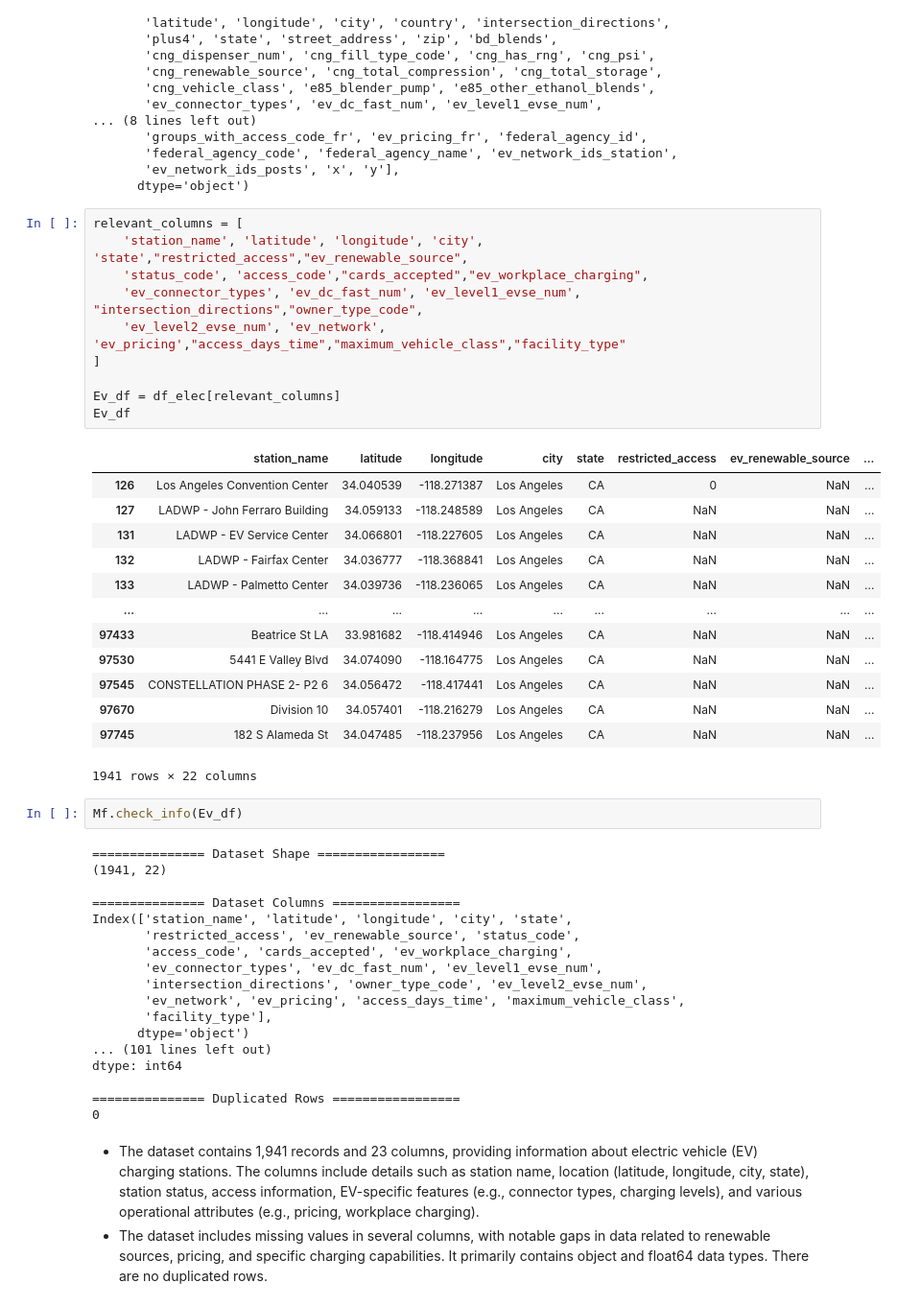
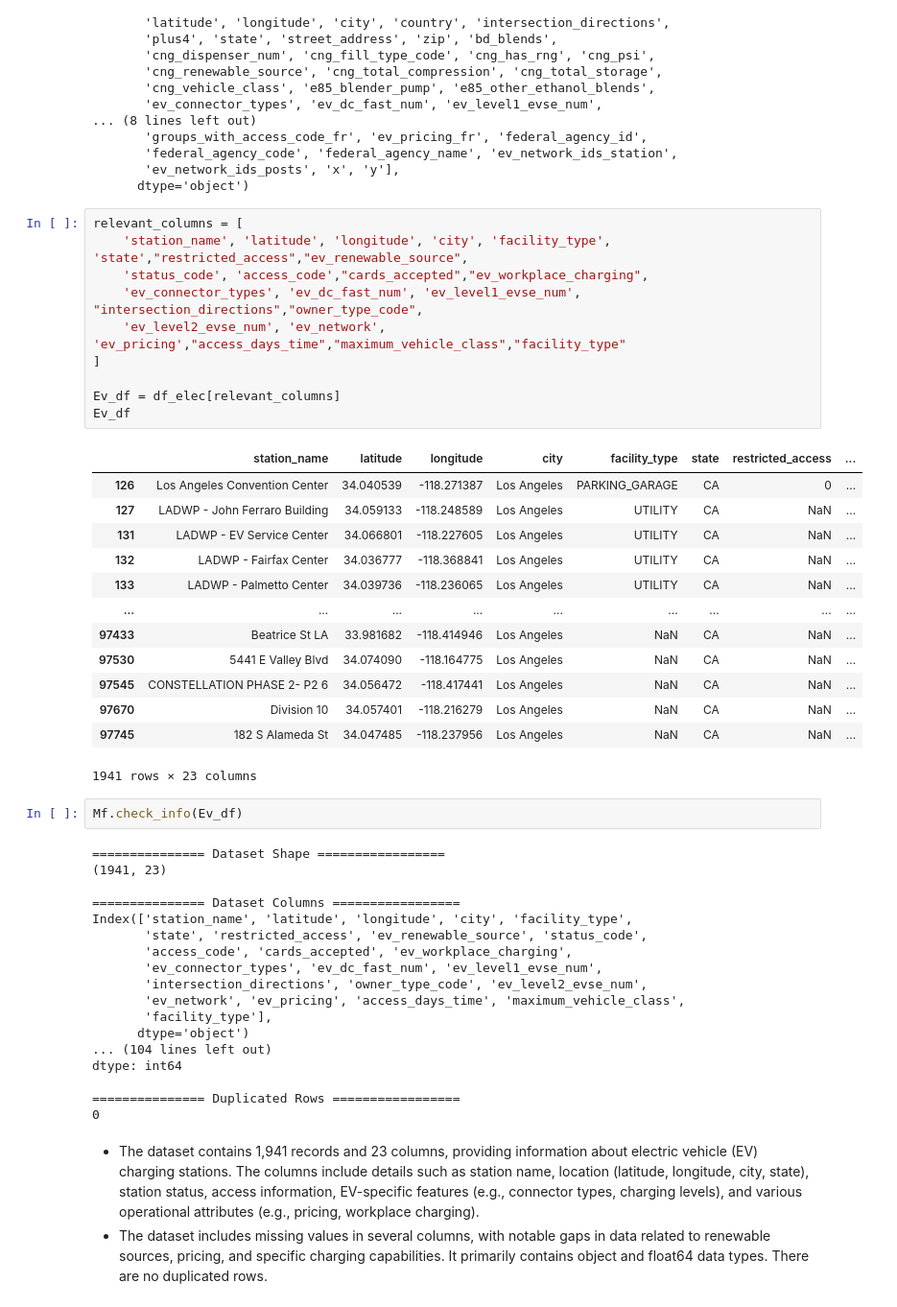
Before and after one commit to Damarispaul/Ev_Stations, a Jupyter notebook: EV Charging (3).ipynb, the cells around one changed output. Shown at 96% size. Cells and saved outputs as stored; diff of their text form.

```diff
--- a/EV Charging (3).ipynb
+++ b/EV Charging (3).ipynb
@@ -240,44 +271,44 @@ Index(['OBJECTID', 'access_code', 'access_days_time', 'access_detail_code',
       dtype='object')
 # %%
 relevant_columns = [
-    'station_name', 'latitude', 'longitude', 'city', 'state',"restricted_access","ev_renewable_source",
+    'station_name', 'latitude', 'longitude', 'city', 'facility_type', 'state',"restricted_access","ev_renewable_source",
     'status_code', 'access_code',"cards_accepted","ev_workplace_charging",
     'ev_connector_types', 'ev_dc_fast_num', 'ev_level1_evse_num', "intersection_directions","owner_type_code",
     'ev_level2_evse_num', 'ev_network', 'ev_pricing',"access_days_time","maximum_vehicle_class","facility_type"
 ]
 
 Ev_df = df_elec[relevant_columns]
 Ev_df
 # %% [output]
-|  | station_name | latitude | longitude | city | state | restricted_access | ev_renewable_source | ... |
-| 126 | Los Angeles Convention Center | 34.040539 | -118.271387 | Los Angeles | CA | 0 | NaN | ... |
-| 127 | LADWP - John Ferraro Building | 34.059133 | -118.248589 | Los Angeles | CA | NaN | NaN | ... |
-| 131 | LADWP - EV Service Center | 34.066801 | -118.227605 | Los Angeles | CA | NaN | NaN | ... |
-| 132 | LADWP - Fairfax Center | 34.036777 | -118.368841 | Los Angeles | CA | NaN | NaN | ... |
-| 133 | LADWP - Palmetto Center | 34.039736 | -118.236065 | Los Angeles | CA | NaN | NaN | ... |
+|  | station_name | latitude | longitude | city | facility_type | state | restricted_access | ... |
+| 126 | Los Angeles Convention Center | 34.040539 | -118.271387 | Los Angeles | PARKING_GARAGE | CA | 0 | ... |
+| 127 | LADWP - John Ferraro Building | 34.059133 | -118.248589 | Los Angeles | UTILITY | CA | NaN | ... |
+| 131 | LADWP - EV Service Center | 34.066801 | -118.227605 | Los Angeles | UTILITY | CA | NaN | ... |
+| 132 | LADWP - Fairfax Center | 34.036777 | -118.368841 | Los Angeles | UTILITY | CA | NaN | ... |
+| 133 | LADWP - Palmetto Center | 34.039736 | -118.236065 | Los Angeles | UTILITY | CA | NaN | ... |
 | ... | ... | ... | ... | ... | ... | ... | ... | ... |
-| 97433 | Beatrice St LA | 33.981682 | -118.414946 | Los Angeles | CA | NaN | NaN | ... |
-| 97530 | 5441 E Valley Blvd | 34.074090 | -118.164775 | Los Angeles | CA | NaN | NaN | ... |
-| 97545 | CONSTELLATION PHASE 2- P2 6 | 34.056472 | -118.417441 | Los Angeles | CA | NaN | NaN | ... |
-| 97670 | Division 10 | 34.057401 | -118.216279 | Los Angeles | CA | NaN | NaN | ... |
-| 97745 | 182 S Alameda St | 34.047485 | -118.237956 | Los Angeles | CA | NaN | NaN | ... |
+| 97433 | Beatrice St LA | 33.981682 | -118.414946 | Los Angeles | NaN | CA | NaN | ... |
+| 97530 | 5441 E Valley Blvd | 34.074090 | -118.164775 | Los Angeles | NaN | CA | NaN | ... |
+| 97545 | CONSTELLATION PHASE 2- P2 6 | 34.056472 | -118.417441 | Los Angeles | NaN | CA | NaN | ... |
+| 97670 | Division 10 | 34.057401 | -118.216279 | Los Angeles | NaN | CA | NaN | ... |
+| 97745 | 182 S Alameda St | 34.047485 | -118.237956 | Los Angeles | NaN | CA | NaN | ... |
-1941 rows × 22 columns
+1941 rows × 23 columns
 # %%
 Mf.check_info(Ev_df)
 # %% [output]
 =============== Dataset Shape =================
-(1941, 22)
+(1941, 23)
 
 =============== Dataset Columns =================
-Index(['station_name', 'latitude', 'longitude', 'city', 'state',
-       'restricted_access', 'ev_renewable_source', 'status_code',
+Index(['station_name', 'latitude', 'longitude', 'city', 'facility_type',
+       'state', 'restricted_access', 'ev_renewable_source', 'status_code',
        'access_code', 'cards_accepted', 'ev_workplace_charging',
        'ev_connector_types', 'ev_dc_fast_num', 'ev_level1_evse_num',
        'intersection_directions', 'owner_type_code', 'ev_level2_evse_num',
        'ev_network', 'ev_pricing', 'access_days_time', 'maximum_vehicle_class',
        'facility_type'],
       dtype='object')
-... (101 lines left out)
+... (104 lines left out)
 dtype: int64
 
 =============== Duplicated Rows =================
```
Also changed, not shown: parts of 68 cells of this notebook, 10 other files.
